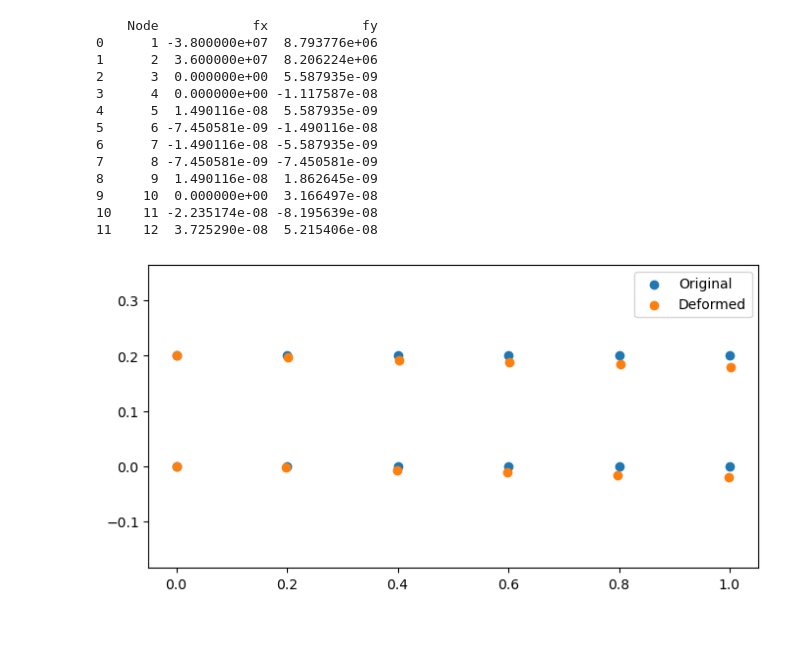
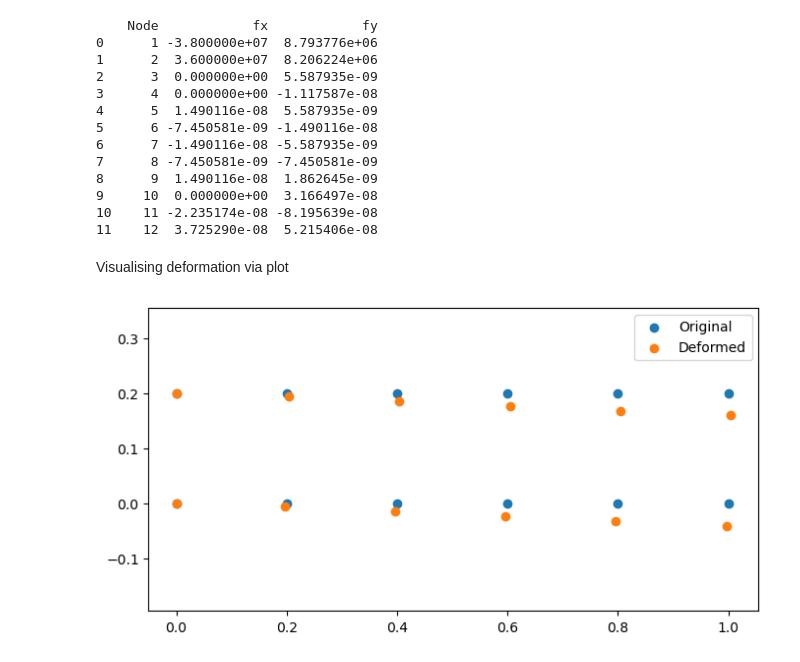
Before and after one commit to Hayagriv1/2d-truss-analysis, a Jupyter notebook: CMD.ipynb, the cells around one changed output. Saved outputs shown, nothing was run; the diff lists cells and outputs as text; code cells hidden in the pictures; blank space fills up the shorter version.

```diff
--- a/CMD.ipynb
+++ b/CMD.ipynb
@@ -143,21 +161,21 @@ print(table)
 9     10  0.000000e+00  3.166497e-08
 10    11 -2.235174e-08 -8.195639e-08
 11    12  3.725290e-08  5.215406e-08
+# %% [markdown]
+Visualising deformation via plot
 # %%
-scale = 10  # exaggerate deformation for visibility
+scale = 20
 
 deformed = Coord + scale * np.column_stack((ux, uy))
 
 plt.figure(figsize=(8,4))
 
-# original structure
 plt.scatter(Coord[:,0], Coord[:,1], label="Original")
 
-# deformed structure
 plt.scatter(deformed[:,0], deformed[:,1], label="Deformed")
 
 plt.legend()
 plt.axis("equal")
 plt.show()
 # %% [output]
-[figure, old version]
+[figure, new version]
```
Also changed, not shown: parts of 11 cells of this notebook.
